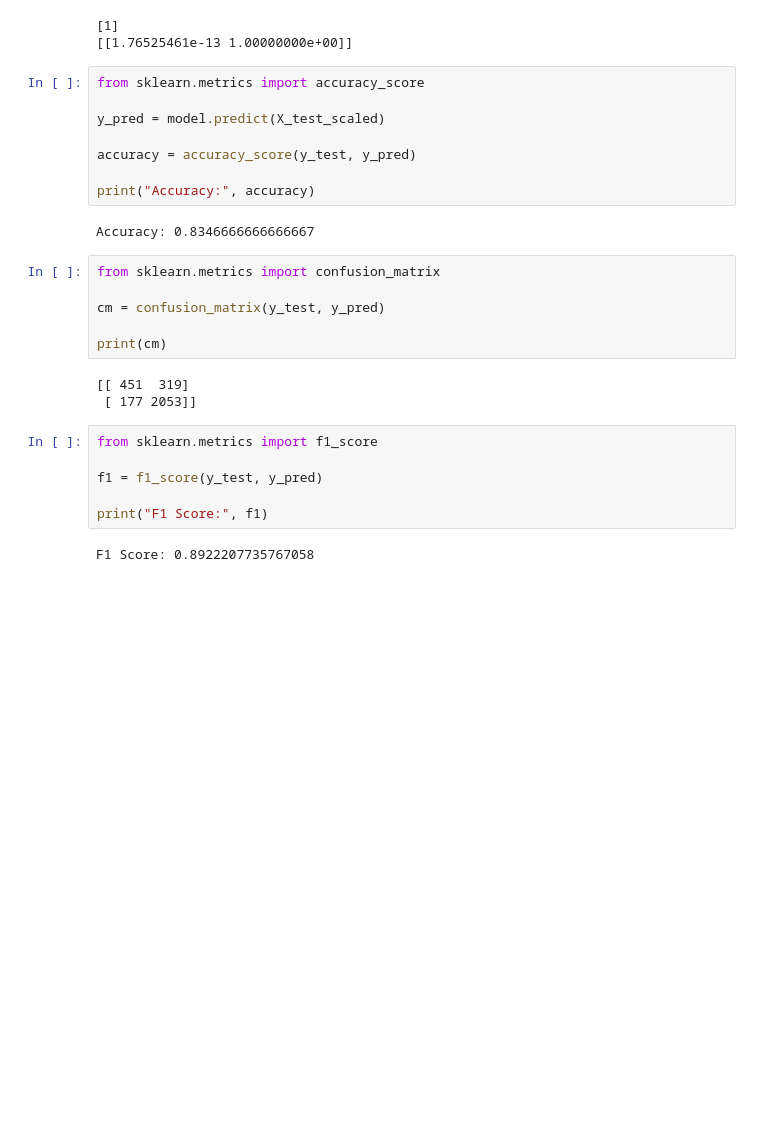
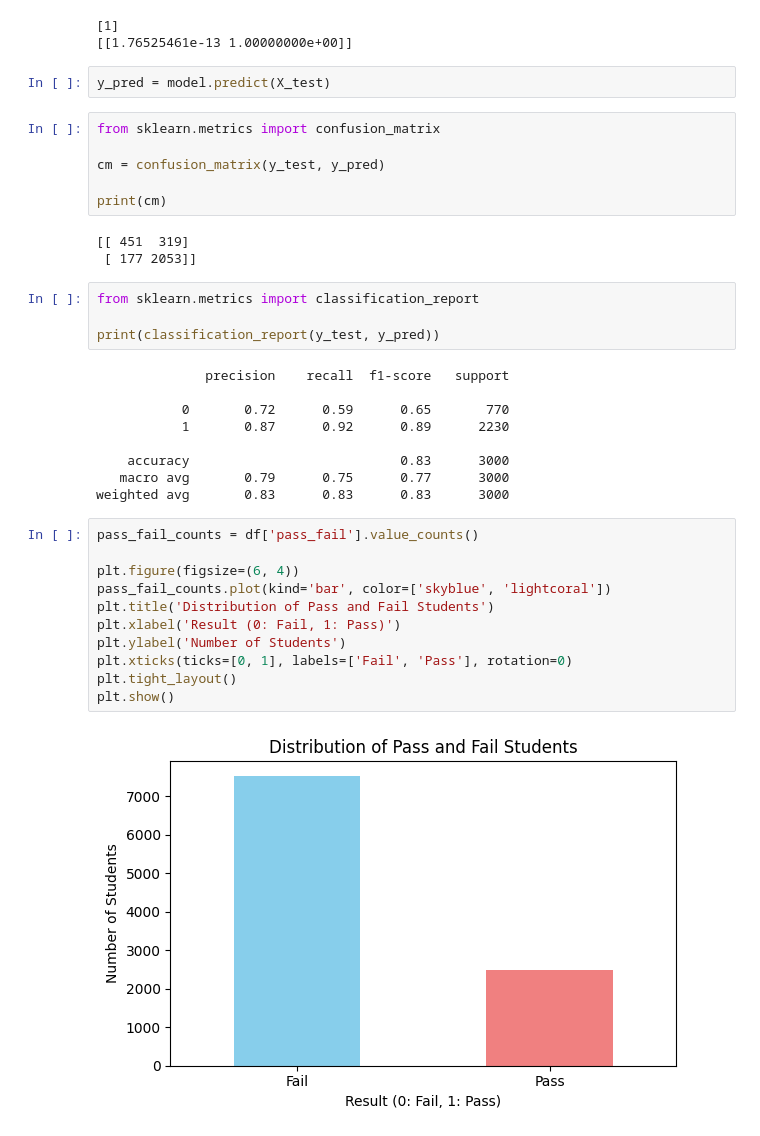
Before and after one commit to prameela-rani-patnaik/Student_Performance_Analysis., a Jupyter notebook: M3.ipynb, the cells around one changed output. Saved outputs shown, nothing was run; the diff lists cells and outputs as text; blank space fills up the shorter version.

```diff
--- a/M3.ipynb
+++ b/M3.ipynb
@@ -99,16 +74,8 @@ print(model.predict_proba(new_data_scaled))
 # %% [output]
 [1]
 [[1.76525461e-13 1.00000000e+00]]
-# %%
-from sklearn.metrics import accuracy_score
-
-y_pred = model.predict(X_test_scaled)
-
-accuracy = accuracy_score(y_test, y_pred)
-
-print("Accuracy:", accuracy)
-# %% [output]
-Accuracy: 0.8346666666666667
+# %%
+y_pred = model.predict(X_test)
 # %%
 from sklearn.metrics import confusion_matrix
 
@@ -119,10 +86,28 @@ print(cm)
 [[ 451  319]
  [ 177 2053]]
 # %%
-from sklearn.metrics import f1_score
+from sklearn.metrics import classification_report
 
-f1 = f1_score(y_test, y_pred)
-
-print("F1 Score:", f1)
+print(classification_report(y_test, y_pred))
 # %% [output]
-F1 Score: 0.8922207735767058
+              precision    recall  f1-score   support
+
+           0       0.72      0.59      0.65       770
+           1       0.87      0.92      0.89      2230
+
+    accuracy                           0.83      3000
+   macro avg       0.79      0.75      0.77      3000
+weighted avg       0.83      0.83      0.83      3000
+# %%
+pass_fail_counts = df['pass_fail'].value_counts()
+
+plt.figure(figsize=(6, 4))
+pass_fail_counts.plot(kind='bar', color=['skyblue', 'lightcoral'])
+plt.title('Distribution of Pass and Fail Students')
+plt.xlabel('Result (0: Fail, 1: Pass)')
+plt.ylabel('Number of Students')
+plt.xticks(ticks=[0, 1], labels=['Fail', 'Pass'], rotation=0)
+plt.tight_layout()
+plt.show()
+# %% [output]
+[figure, added]
```
Also changed, not shown: parts of 2 cells of this notebook.
